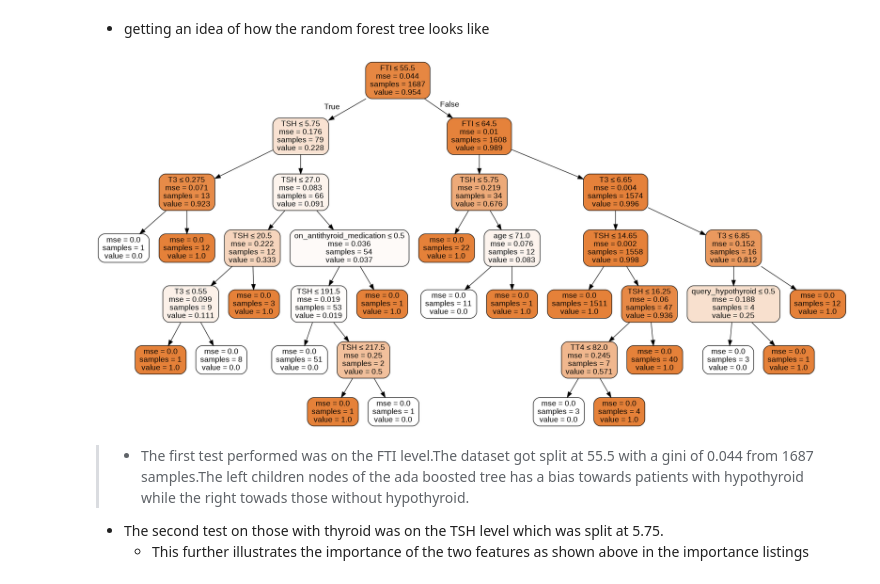
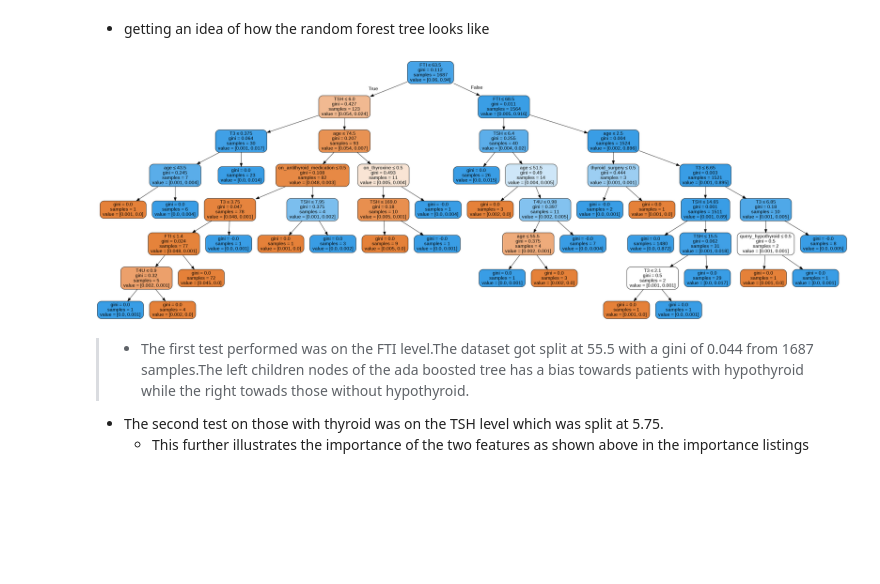
Before and after one commit to draglar/Hypothaloid_Prescence, a Jupyter notebook: Ian_Muigai_IP_week_8.ipynb, the cells around one changed output. Drawn from its saved outputs; the diff is of its cells as text; code cells hidden in the pictures; blank space fills up the shorter version.

```diff
--- a/Ian_Muigai_IP_week_8.ipynb
+++ b/Ian_Muigai_IP_week_8.ipynb
@@ -549,7 +549,7 @@ dict_keys(['base_estimator', 'learning_rate', 'loss', 'n_estimators', 'random_st
 # %%
 learn=np.arange(0.1,1,0.1)
 est=np.arange(100,1000,100)
-grid = GridSearchCV(estimator=AdaBoostRegressor(),param_grid={'n_estimators':est,'learning_rate':learn})
+grid = GridSearchCV(estimator=AdaBoostClassifier(),param_grid={'n_estimators':est,'learning_rate':learn})
 grid.fit(x,y)
 print('The best parameters ',grid.best_params_)
 # %% [output]
@@ -559,7 +559,7 @@ The best parameters {'learning_rate': 0.1, 'n_estimators': 100}
 # %% [markdown]
 - Creating the model using the above parameters, i used the same depth as the random forest
 # %%
-ada = AdaBoostRegressor(DecisionTreeRegressor(max_depth=7),learning_rate=0.1,n_estimators=100)
+ada = AdaBoostClassifier(DecisionTreeClassifier(max_depth=7),learning_rate=0.1,n_estimators=100)
 ada = ada.fit(x_train, y_train)
 y_pred = ada.predict(x_test)
 comp=pd.DataFrame({'Actual':y_test,'Predicted':y_pred})
@@ -625,20 +625,20 @@ importance.tail(5)
 # %%
 from sklearn.tree import export_graphviz
 from sklearn.externals.six import StringIO
 from IPython.display import Image
 import pydotplus
 dot_data = StringIO()
 # pick a specific tree from the forest
-a_tree = ada.estimators_[4]
+a_tree = ada.estimators_[1]
 
 export_graphviz(a_tree, out_file=dot_data,
                 filled=True, rounded=True,
                 special_characters=True,feature_names = list(x.columns))
 graph = pydotplus.graph_from_dot_data(dot_data.getvalue())
 graph.write_png('rforest.png')
 Image(graph.create_png())
 # %% [output]
-[figure, old version]
+[figure, new version]
 # %% [markdown]
 >  * The first test performed was on the FTI level.The dataset got split at 55.5 with a gini of 0.044 from 1687 samples.The left children nodes of the ada boosted tree has a bias towards patients with hypothyroid while the right towads those without hypothyroid.
 * The second test on those with thyroid was on the TSH level which was split at 5.75.
```
Also changed, not shown: parts of 9 cells of this notebook.
